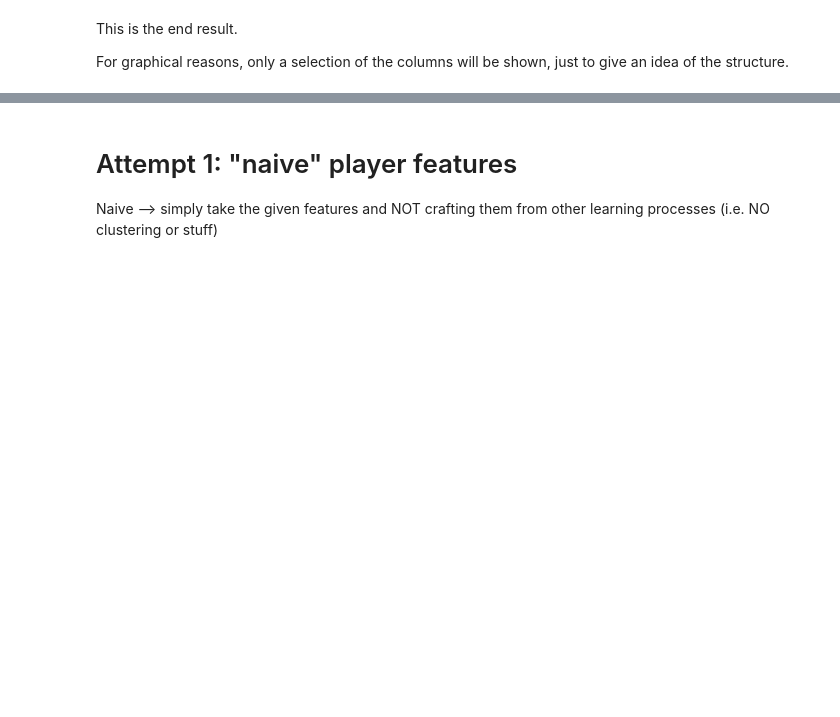
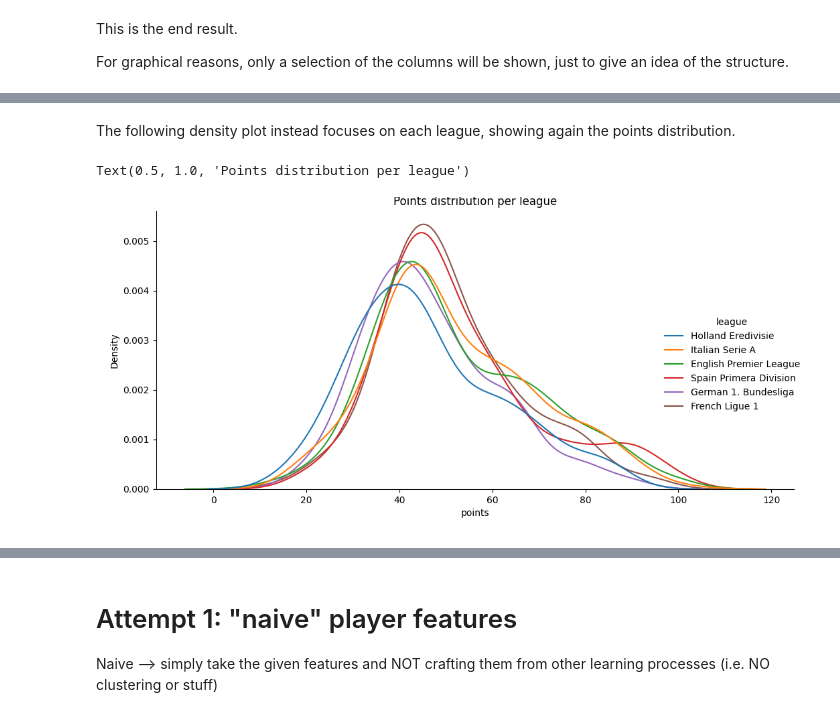
Before and after one commit to Big-Data-FC/project, a Jupyter notebook: main.ipynb, the cells around one changed output, grey strips where cells are left out. Drawn from its saved outputs; the diff is of its cells as text; code cells hidden in the pictures; blank space fills up the shorter version.

```diff
--- a/main.ipynb
+++ b/main.ipynb
@@ -688,0 +711,9 @@ only showing top 20 rows
+# %% [markdown]
+The following density plot instead focuses on each league, showing again the points distribution.
+# %%
+p = sns.displot(df.toPandas(), x="points", hue="league", kind="kde", aspect=1.7, palette="tab10")
+p.fig.tight_layout(pad=1.5)
+plt.title("Points distribution per league")
+# %% [output]
+Text(0.5, 1.0, 'Points distribution per league')
+[figure, added]
```
Also changed, not shown: parts of 15 cells of this notebook.
